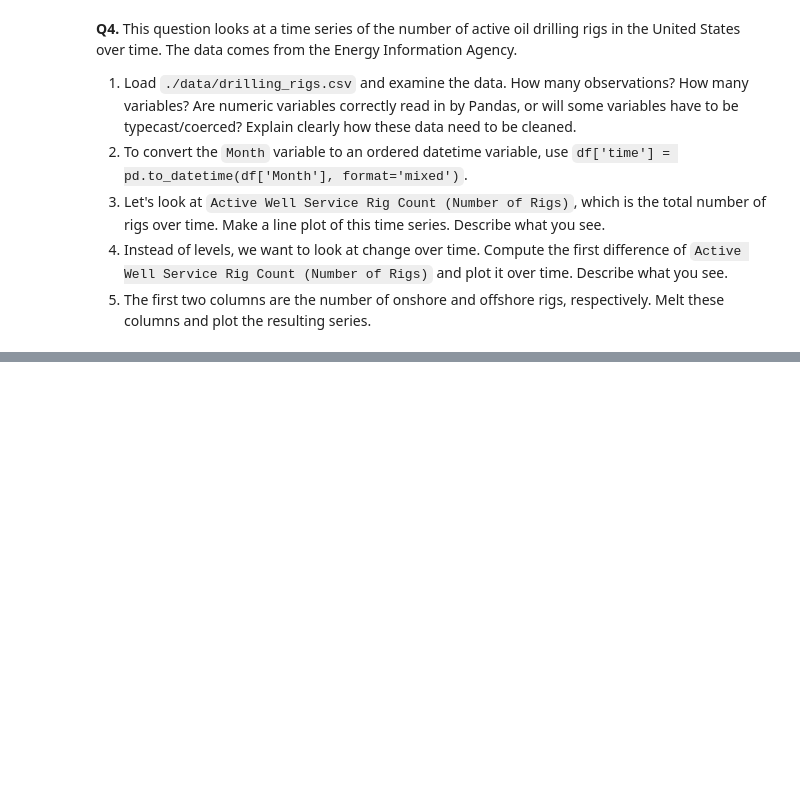
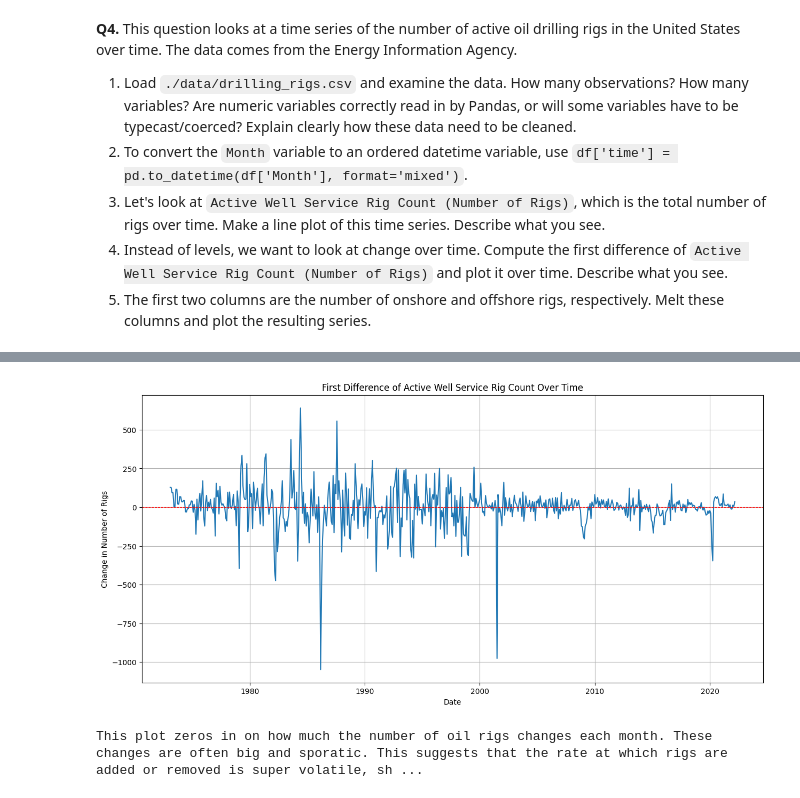
Before and after one commit to angeliaanne/EDA, a Jupyter notebook: assignment/assignment.ipynb, the cells around one changed output, grey strips where cells are left out. Drawn from its saved outputs; the diff is of its cells as text; code cells hidden in the pictures; blank space fills up the shorter version.

```diff
--- a/assignment/assignment.ipynb
+++ b/assignment/assignment.ipynb
@@ -401,0 +516,21 @@ print(
+# %%
+# 4.4
+
+# Calculating the first difference
+df_rigs_cleaned['Rig Count First Difference'] = df_rigs_cleaned['Active Well Service Rig Count (Number of Rigs)'].diff()
+
+plt.figure(figsize=(15, 7))
+plt.plot(df_rigs_cleaned['time'], df_rigs_cleaned['Rig Count First Difference'])
+plt.title('First Difference of Active Well Service Rig Count Over Time')
+plt.xlabel('Date')
+plt.ylabel('Change in Number of Rigs')
+plt.grid(True)
+plt.axhline(0, color='red', linestyle='--', linewidth=0.8) # Add a horizontal line at y=0 for reference
+plt.show()
+
+print('''
+This plot zeros in on how much the number of oil rigs changes each month. These changes are often big and sporatic. This suggests that the rate at which rigs are added or removed is super volatile, showing that the industry reacts very quickly to things like oil prices/market changes.
+''')
+# %% [output]
+[figure, added]
+This plot zeros in on how much the number of oil rigs changes each month. These changes are often big and sporatic. This suggests that the rate at which rigs are added or removed is super volatile, sh ...
```
Also changed, not shown: parts of 4 cells of this notebook.
